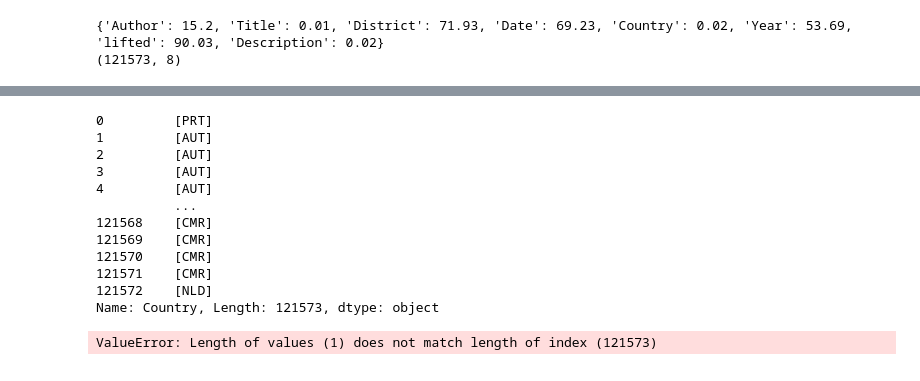
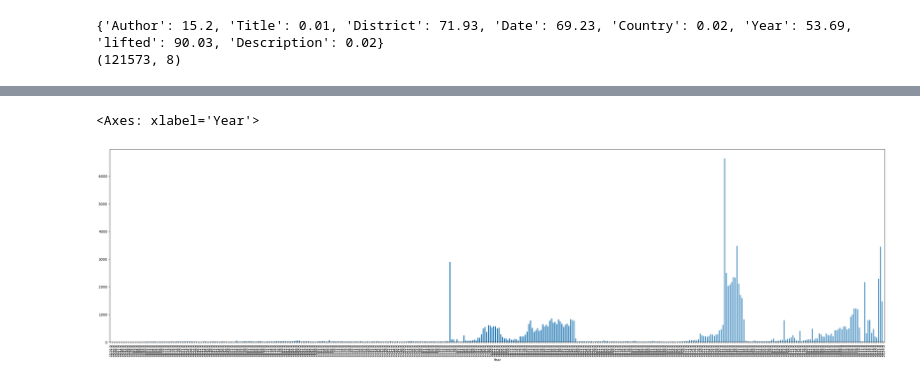
Before and after one commit to CerberusLatrans/NETSI-banned-books, a Jupyter notebook: dataset.ipynb, the cells around one changed output, grey strips where cells are left out. Cells and saved outputs as stored; diff of their text form; code cells hidden in the pictures.

```diff
--- a/dataset.ipynb
+++ b/dataset.ipynb
@@ -151 +216,4 @@ print(kasseler_df.head())
+# %%
+df['Year'] = df['DateBan'].dt.year
+df_final = pd.concat((df, kasseler_df), axis=0, ignore_index=True)
 # %%
@@ -180,25 +224,6 @@ array(['PRT', 'AUT', 'USA/Texas', 'ITA', 'NLD', 'GC', 'TUR', 'VAT', 'DEU',
-# %%
-kasseler_df['Country'].str.split('/')
-#.apply(lambda x : x[0] if type(x)==list else None).unique()
-# %% [output]
-0         [PRT]
-1         [AUT]
-2         [AUT]
-3         [AUT]
-4         [AUT]
-          ...
-121568    [CMR]
-121569    [CMR]
-121570    [CMR]
-121571    [CMR]
-121572    [NLD]
-Name: Country, Length: 121573, dtype: object
-# %%
-"""kasseler_df['State'] = kasseler_df['Country'].where(lambda x : 'USA' not in x,
-                    other=kasseler_df['Country'].str.split('/')[1])
-kasseler_df['Country'] = kasseler_df['Country'].where(lambda x : 'USA' not in x,
-                    other=kasseler_df['Country'].str.split('/')[0])"""
-kasseler_df['State'] = kasseler_df['Country'].str.split('/')[1]
-kasseler_df['State'] = kasseler_df['Country'].str.split('/')[0]
-# %% [output]
-ValueError: Length of values (1) does not match length of index (121573)
+# %%
+df_final.groupby('Year')\
+    .size().plot.bar(figsize=(40,10))
+# %% [output]
+<Axes: xlabel='Year'>
+[figure, added]
```
Also changed, not shown: parts of 26 cells of this notebook, 3 other files.
